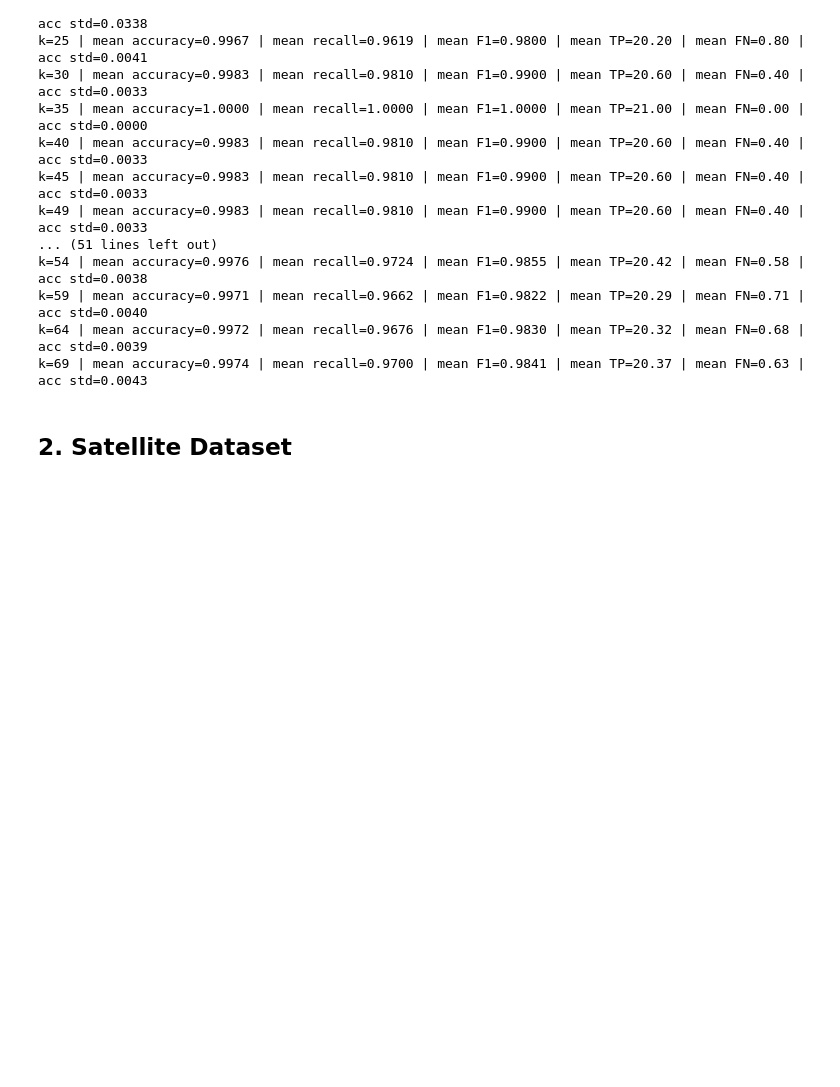
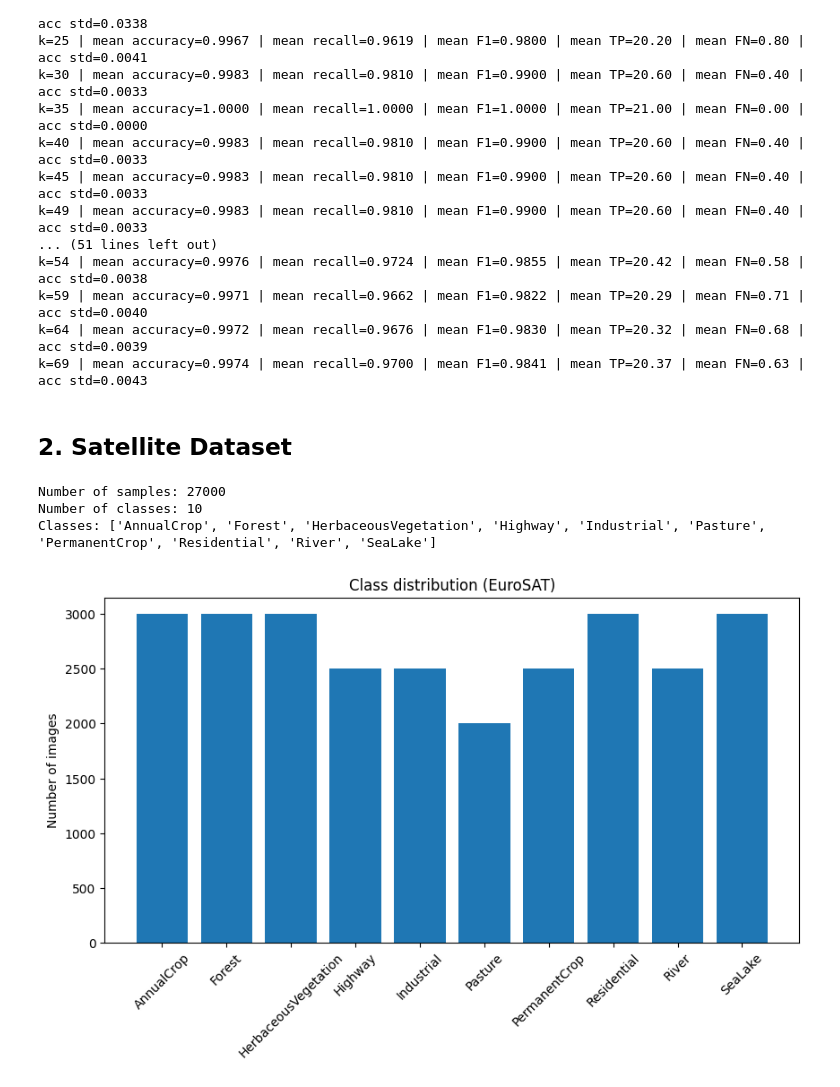
Before and after one commit to annakatharina3/Machine-Learning-2, a Jupyter notebook: Assigment 1/SparseRandomProjections_v2.ipynb, the cells around one changed output. Saved outputs shown, nothing was run; the diff lists cells and outputs as text; code cells hidden in the pictures; blank space fills up the shorter version.

```diff
--- a/Assigment 1/SparseRandomProjections_v2.ipynb
+++ b/Assigment 1/SparseRandomProjections_v2.ipynb
@@ -601,3 +607,43 @@ k=64 | mean accuracy=0.9972 | mean recall=0.9676 | mean F1=0.9830 | mean TP=20.3
 k=69 | mean accuracy=0.9974 | mean recall=0.9700 | mean F1=0.9841 | mean TP=20.37 | mean FN=0.63 | acc std=0.0043
 # %% [markdown]
 ## 2. Satellite Dataset
+# %%
+# Load data
+
+# Transform: convert image → tensor → flatten
+transform = transforms.Compose([
+    transforms.Resize((64, 64)),   # reduce size for speed
+    transforms.ToTensor()
+])
+
+dataset = datasets.EuroSAT(
+    root="./data",
+    download=True,
+    transform=transform
+)
+# %%
+print("Number of samples:", len(dataset))
+print("Number of classes:", len(dataset.classes))
+print("Classes:", dataset.classes)
+# %% [output]
+Number of samples: 27000
+Number of classes: 10
+Classes: ['AnnualCrop', 'Forest', 'HerbaceousVegetation', 'Highway', 'Industrial', 'Pasture', 'PermanentCrop', 'Residential', 'River', 'SeaLake']
+# %%
+# Class balance
+
+labels = [label for _, label in dataset]
+class_counts = Counter(labels)
+
+# Convert to readable labels
+class_names = dataset.classes
+counts = [class_counts[i] for i in range(len(class_names))]
+
+plt.figure(figsize=(10,5))
+plt.bar(class_names, counts)
+plt.xticks(rotation=45)
+plt.title("Class distribution (EuroSAT)")
+plt.ylabel("Number of images")
+plt.show()
+# %% [output]
+[figure, added]
```
Also changed, not shown: parts of 9 cells of this notebook.
